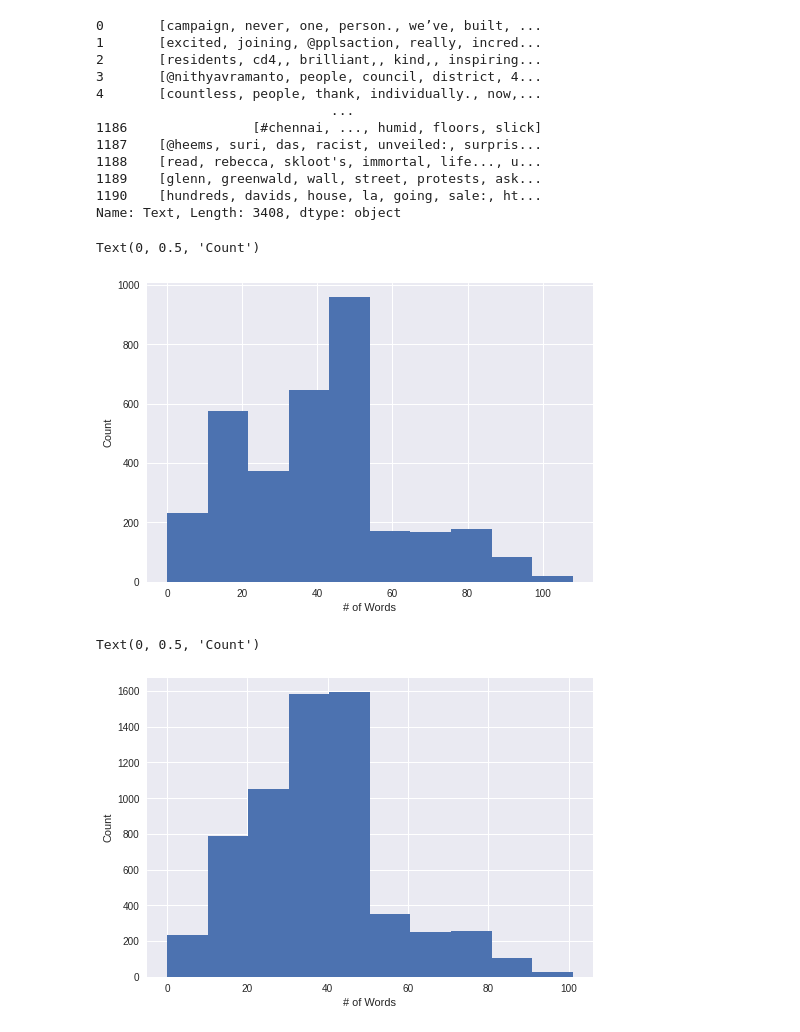
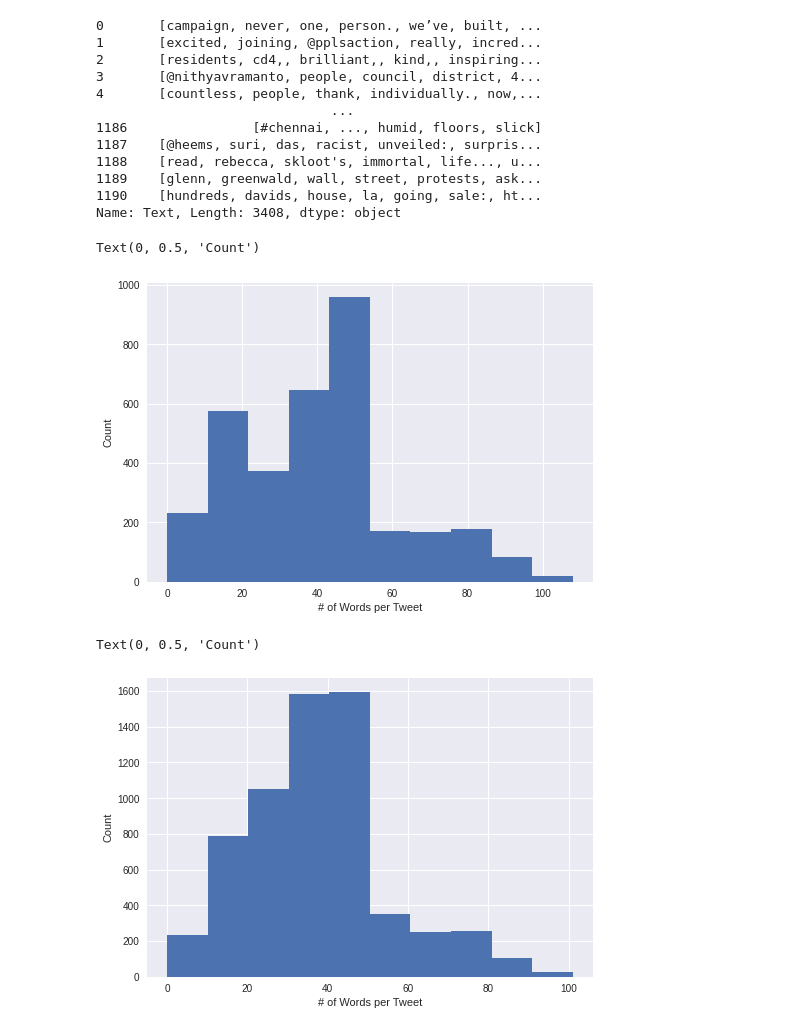
Before and after one commit to mariobkp/capstone_2, a Jupyter notebook: lacd4_tweet_data.ipynb, the cells around one changed output. Cells and saved outputs as stored; diff of their text form; code cells hidden in the pictures.

```diff
--- a/lacd4_tweet_data.ipynb
+++ b/lacd4_tweet_data.ipynb
@@ -50,4 +50,4 @@ nithya.loc[nithya.Retweets.isin(['1K', '2K', '1.1K', '1.2K', '3.4K', '2.9K', '2.
                                                                                                     2400, 3100, 1300, 2500, 1200, 1800, 1600, 1100, 1300,
                                                                                                       1500, 3500, 1200, 3800, 1200, 2400, 2300, 3300]
 # %%
-nithya[nithya.Handle!='@nithyavraman']
+nithya = nithya[nithya.Handle=='@nithyavraman']
@@ -3757,18 +3816,18 @@ imageio.mimsave('./images/gifs/movie.gif', images, duration=1.5)
 lst_images = ['1aug_2019.png', '2sept_2019.png', '3oct_2019.png', '4nov_2019.png', '5dec_2019.png', '6jan_2020.png', '7feb_2020.png', '8mar_2020.png', '9apr_2020.png', '10may_2020.png', '11june_2020.png', '12july_2020.png', '13aug_2020.png', '14sept_2020.png', '15oct_2020.png', '16nov_2020.png']
 # %%
 nithya['word_count'].hist()
-plt.xlabel('# of Words')
+plt.xlabel('# of Words per Tweet')
 plt.ylabel('Count')
 # %% [output]
 Text(0, 0.5, 'Count')
-[figure, old version]
+[figure, new version]
 # %%
 david['word_count'].hist()
-plt.xlabel('# of Words')
+plt.xlabel('# of Words per Tweet')
 plt.ylabel('Count')
 # %% [output]
 Text(0, 0.5, 'Count')
-[figure, old version]
+[figure, new version]
 # %%
 # Display progress logs on stdout
 logging.basicConfig(level=logging.INFO,
```
Also changed, not shown: parts of 46 cells of this notebook, 21 other files.
